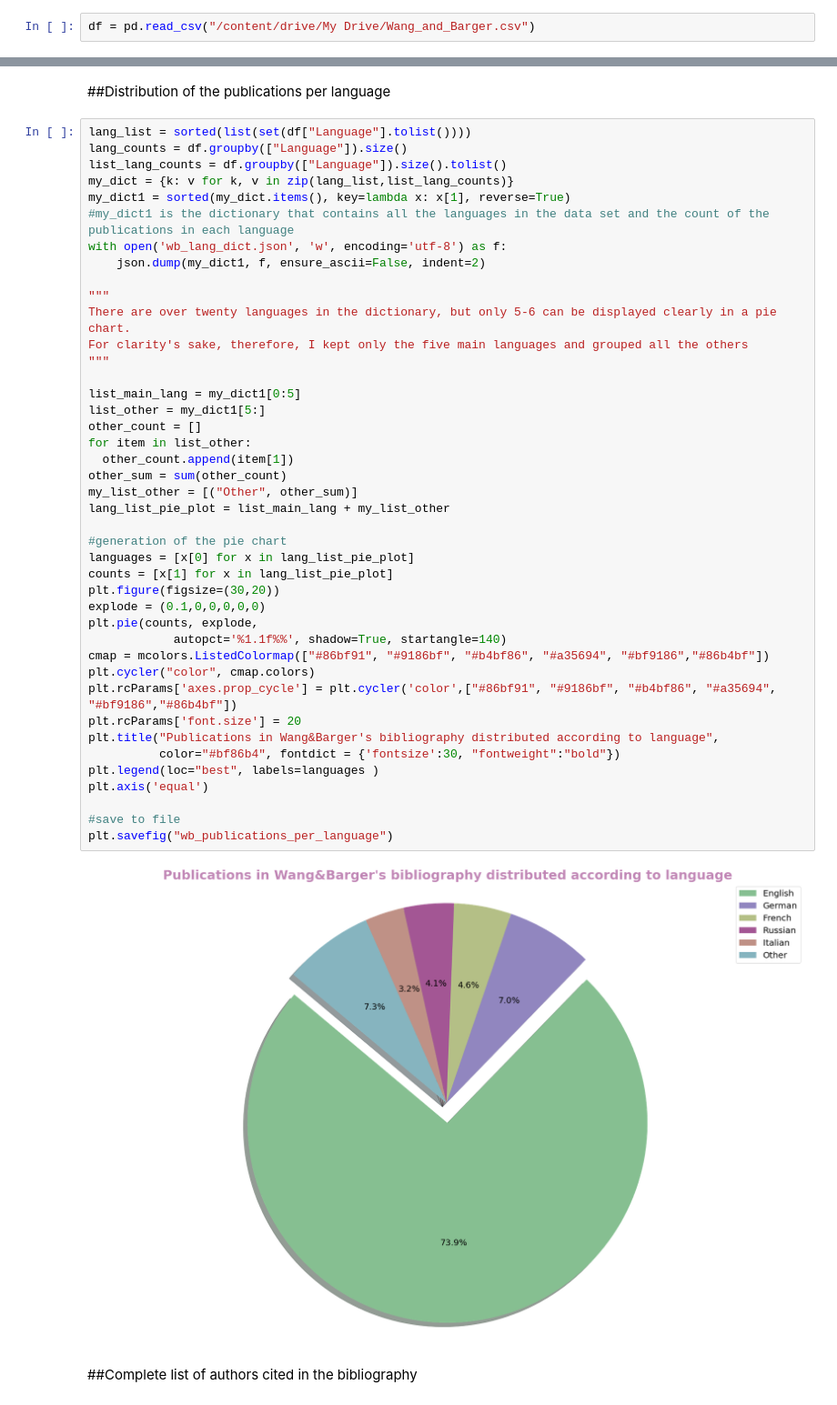
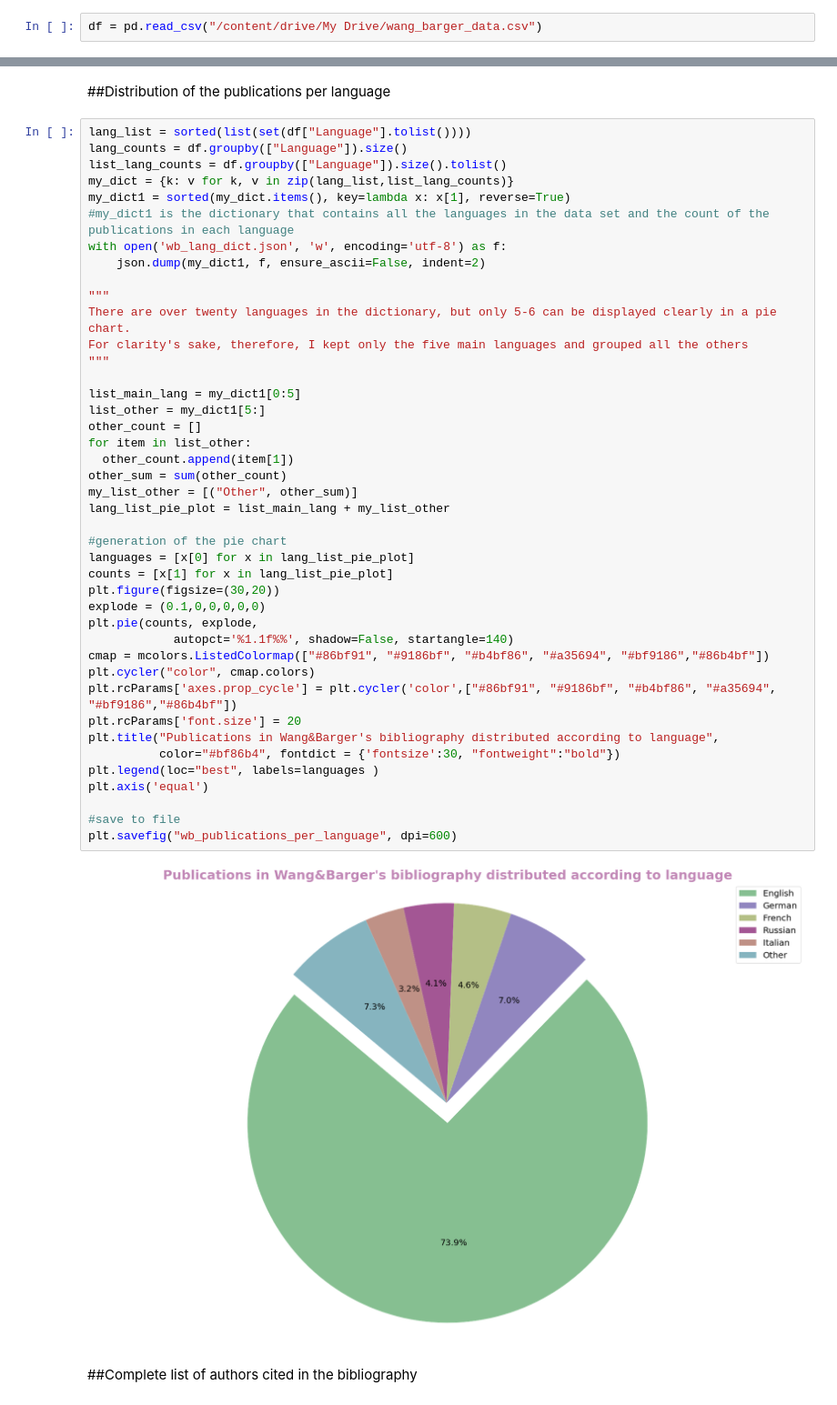
Before and after one commit to GParolini/colabs_am_bib, a Jupyter notebook: Wang_Barger_data_analysis.ipynb, the cells around one changed output, grey strips where cells are left out. Shown: that part at 91% size. Drawn from its saved outputs; the diff is of its cells as text.

```diff
--- a/Wang_Barger_data_analysis.ipynb
+++ b/Wang_Barger_data_analysis.ipynb
@@ -52,7 +52,7 @@ drive.mount("/content/drive", force_remount=True)
 # %% [output]
 Mounted at /content/drive
 # %%
-df = pd.read_csv("/content/drive/My Drive/Wang_and_Barger.csv")
+df = pd.read_csv("/content/drive/My Drive/wang_barger_data.csv")
 # %%
 #Avoid that the year of publication is displayed as a float
 df["Publication Year"] = (df["Publication Year"].fillna(0)
@@ -244,36 +255,36 @@ with open('wb_lang_dict.json', 'w', encoding='utf-8') as f:
 There are over twenty languages in the dictionary, but only 5-6 can be displayed clearly in a pie chart.
 For clarity's sake, therefore, I kept only the five main languages and grouped all the others
 """
 
 list_main_lang = my_dict1[0:5]
 list_other = my_dict1[5:]
 other_count = []
 for item in list_other:
   other_count.append(item[1])
 other_sum = sum(other_count)
 my_list_other = [("Other", other_sum)]
 lang_list_pie_plot = list_main_lang + my_list_other
 
 #generation of the pie chart
 languages = [x[0] for x in lang_list_pie_plot]
 counts = [x[1] for x in lang_list_pie_plot]
 plt.figure(figsize=(30,20))
 explode = (0.1,0,0,0,0,0)
 plt.pie(counts, explode,
-            autopct='%1.1f%%', shadow=True, startangle=140)
+            autopct='%1.1f%%', shadow=False, startangle=140)
 cmap = mcolors.ListedColormap(["#86bf91", "#9186bf", "#b4bf86", "#a35694", "#bf9186","#86b4bf"])
 plt.cycler("color", cmap.colors)
 plt.rcParams['axes.prop_cycle'] = plt.cycler('color',["#86bf91", "#9186bf", "#b4bf86", "#a35694", "#bf9186","#86b4bf"])
 plt.rcParams['font.size'] = 20
 plt.title("Publications in Wang&Barger's bibliography distributed according to language",
           color="#bf86b4", fontdict = {'fontsize':30, "fontweight":"bold"})
 plt.legend(loc="best", labels=languages )
 plt.axis('equal')
 
 #save to file
-plt.savefig("wb_publications_per_language")
+plt.savefig("wb_publications_per_language", dpi=600)
 # %% [output]
-[figure, old version]
+[figure, new version]
 # %% [markdown]
 ##Complete list of authors cited in the bibliography
 # %%
```
Also changed, not shown: parts of 8 cells of this notebook.
